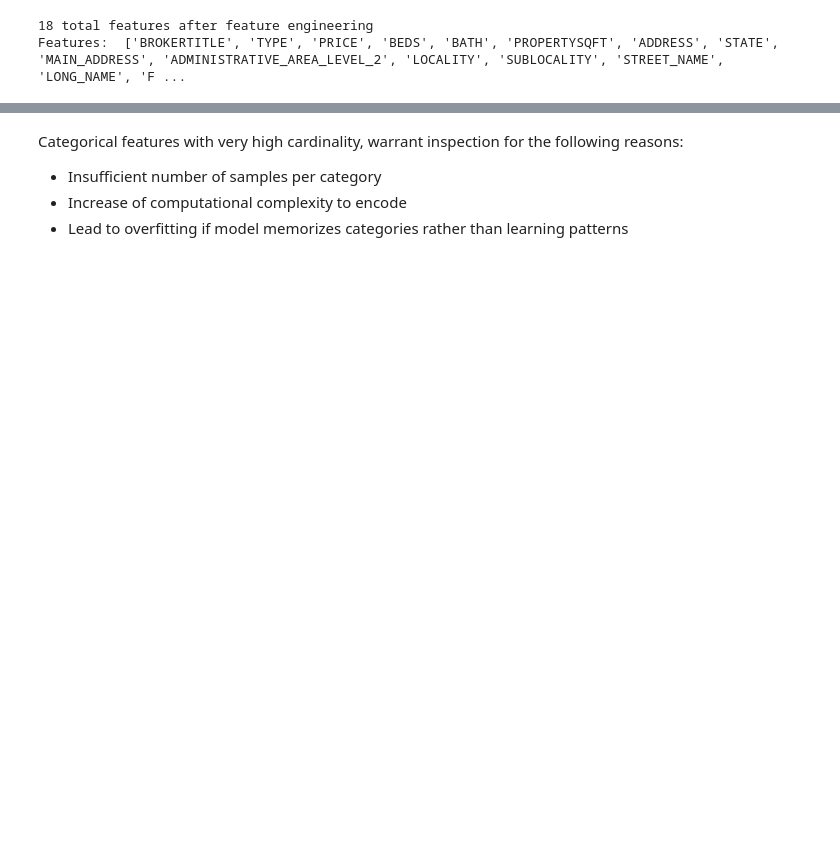
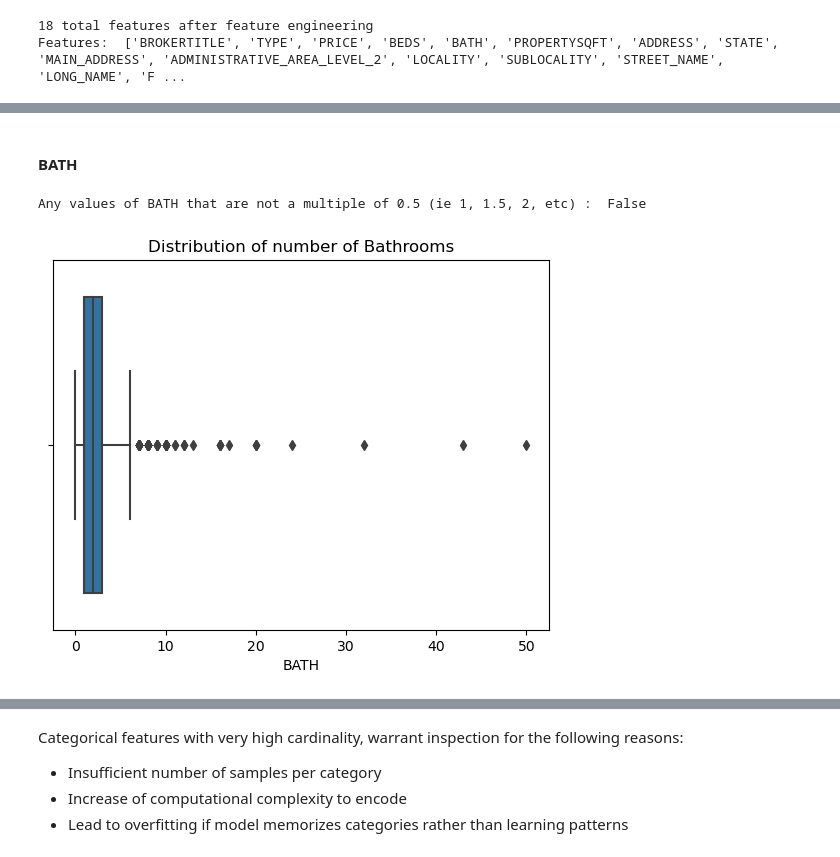
Before and after one commit to TrevorChartier/RealEstateRegression, a Jupyter notebook: RealEstateRegression.ipynb, the cells around one changed output, grey strips where cells are left out. Saved outputs shown, nothing was run; the diff lists cells and outputs as text; code cells hidden in the pictures; blank space fills up the shorter version.

```diff
--- a/RealEstateRegression.ipynb
+++ b/RealEstateRegression.ipynb
@@ -82,0 +136,11 @@ Features:  ['BROKERTITLE', 'TYPE', 'PRICE', 'BEDS', 'BATH', 'PROPERTYSQFT', 'ADD
+# %% [markdown]
+#### BATH
+# %%
+bath = house_df["BATH"]
+sns.boxplot(x=bath)
+plt.title("Distribution of number of Bathrooms");
+
+print("Any values of BATH that are not a multiple of 0.5 (ie 1, 1.5, 2, etc) : ", (beds % 0.5 != 0).any())
+# %% [output]
+Any values of BATH that are not a multiple of 0.5 (ie 1, 1.5, 2, etc) :  False
+[figure, added]
```
Also changed, not shown: parts of 40 cells of this notebook.
